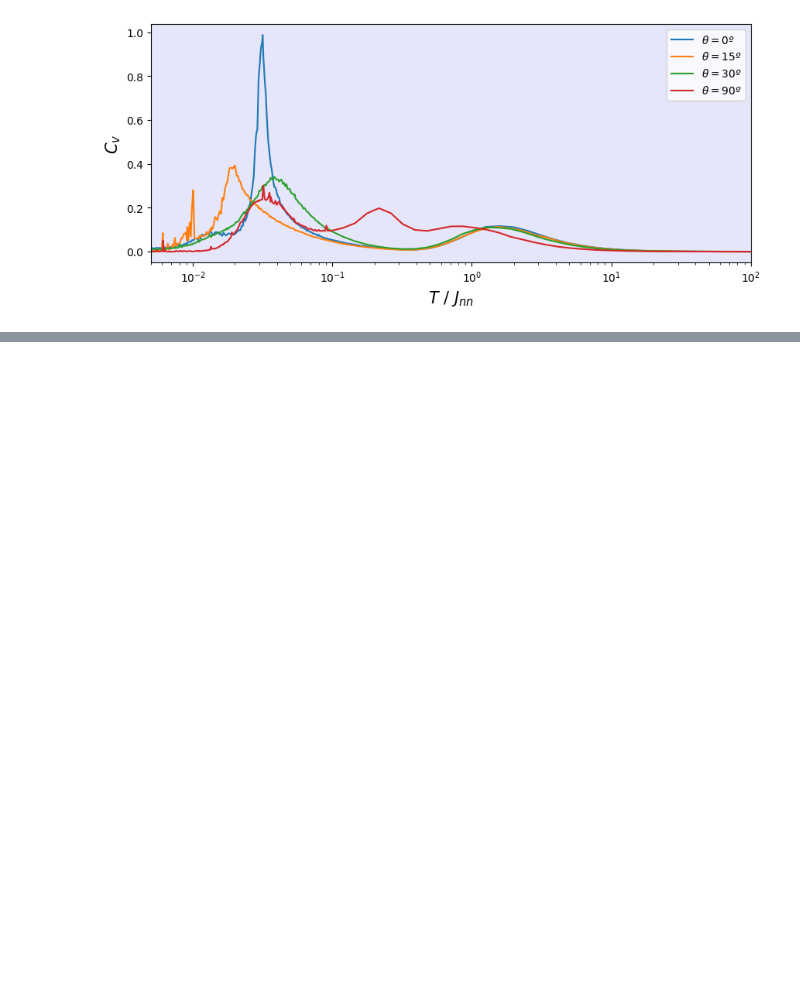
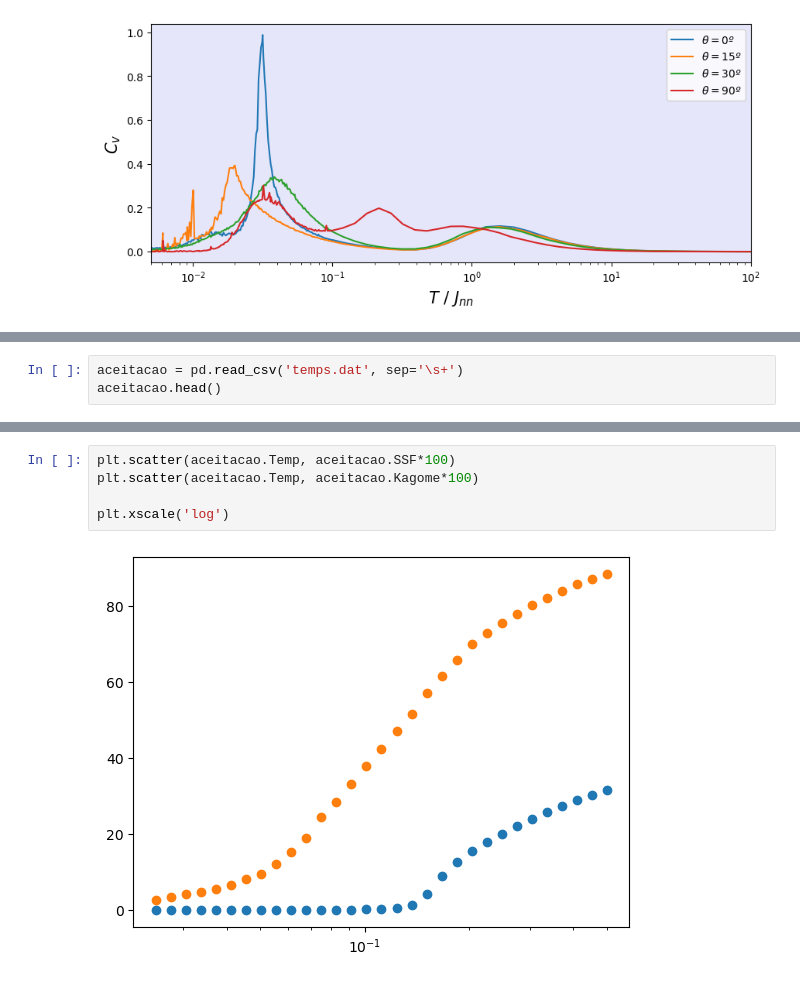
Before and after one commit to DaviphysicUFMG/analise_vertices, a Jupyter notebook: notebooks/teste_com_pandas.ipynb, the cells around one changed output, grey strips where cells are left out. Drawn from its saved outputs; the diff is of its cells as text; blank space fills up the shorter version.

```diff
--- a/notebooks/teste_com_pandas.ipynb
+++ b/notebooks/teste_com_pandas.ipynb
@@ -725,0 +785,3 @@ plt.legend()
+# %%
+aceitacao = pd.read_csv('temps.dat', sep='\s+')
+aceitacao.head()
@@ -725,0 +795,7 @@ plt.legend()
+# %%
+plt.scatter(aceitacao.Temp, aceitacao.SSF*100)
+plt.scatter(aceitacao.Temp, aceitacao.Kagome*100)
+
+plt.xscale('log')
+# %% [output]
+[figure, added]
```
Also changed, not shown: parts of 6 cells of this notebook, 9 other files.
